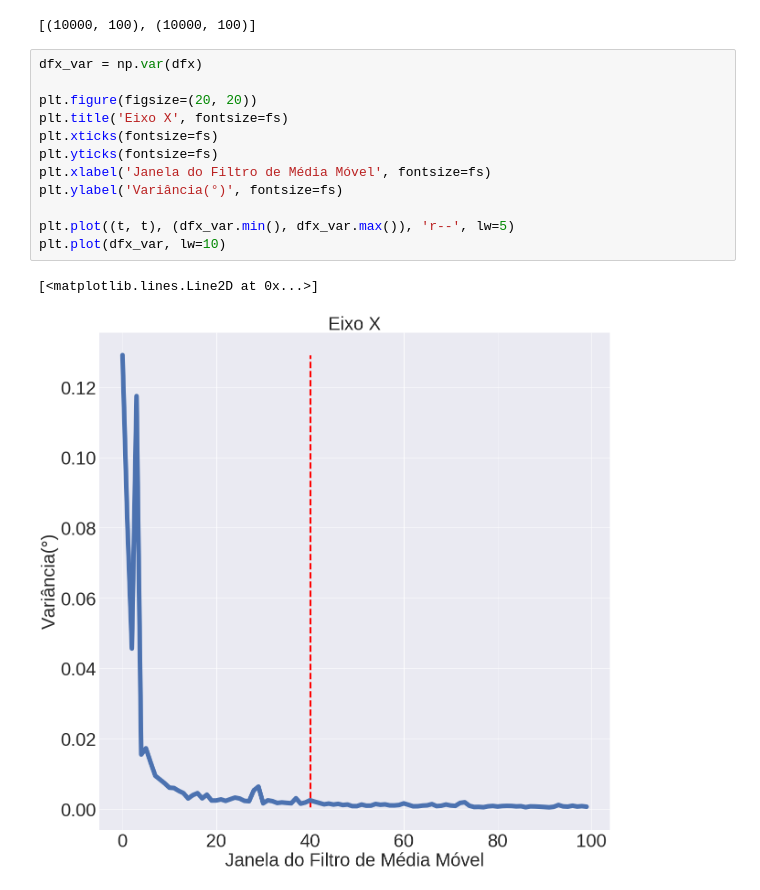
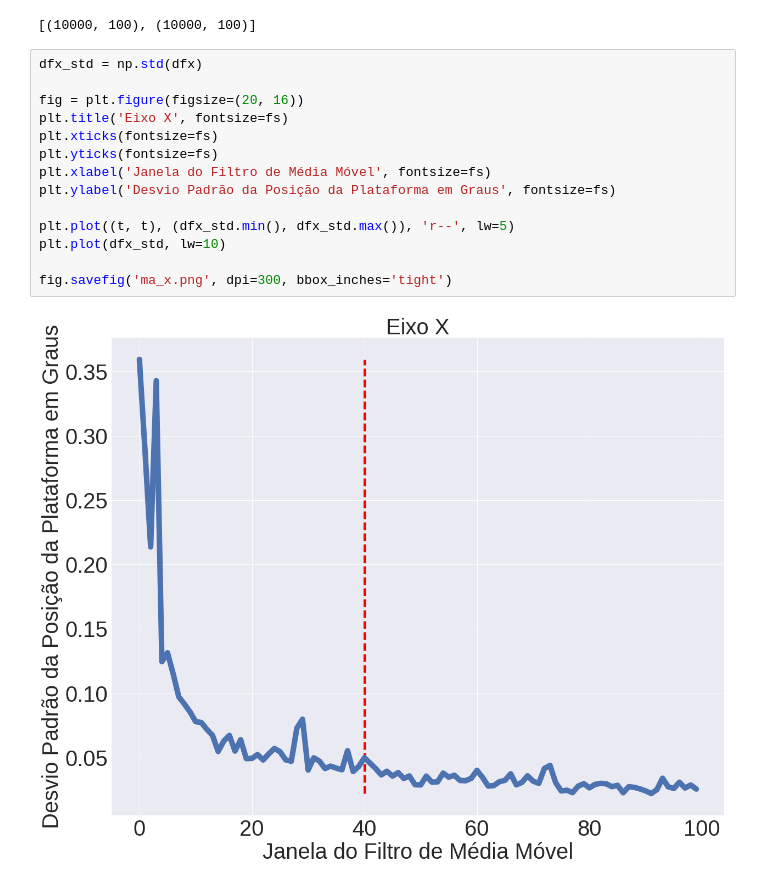
Before and after one commit to Amimaro/Accelerometer-Calibration, a Jupyter notebook: MovingAvg_Plot.ipynb, the cells around one changed output. Saved outputs shown, nothing was run; the diff lists cells and outputs as text.

```diff
--- a/MovingAvg_Plot.ipynb
+++ b/MovingAvg_Plot.ipynb
@@ -23,18 +23,19 @@ dfy_norm = (dfy - dfy.mean()) / (dfy.max() - dfy.min())
 # %% [output]
 [(10000, 100), (10000, 100)]
 # %%
-dfx_var = np.var(dfx)
+dfx_std = np.std(dfx)
 
-plt.figure(figsize=(20, 20))
+fig = plt.figure(figsize=(20, 16))
 plt.title('Eixo X', fontsize=fs)
 plt.xticks(fontsize=fs)
 plt.yticks(fontsize=fs)
 plt.xlabel('Janela do Filtro de Média Móvel', fontsize=fs)
-plt.ylabel('Variância(°)', fontsize=fs)
+plt.ylabel('Desvio Padrão da Posição da Plataforma em Graus', fontsize=fs)
 
-plt.plot((t, t), (dfx_var.min(), dfx_var.max()), 'r--', lw=5)
-plt.plot(dfx_var, lw=10)
+plt.plot((t, t), (dfx_std.min(), dfx_std.max()), 'r--', lw=5)
+plt.plot(dfx_std, lw=10)
+
+fig.savefig('ma_x.png', dpi=300, bbox_inches='tight')
 # %% [output]
-[<matplotlib.lines.Line2D at 0x...>]
-[figure, old version]
+[figure, new version]
 # %%
```
Also changed, not shown: parts of 1 cell of this notebook, 6 other files.
